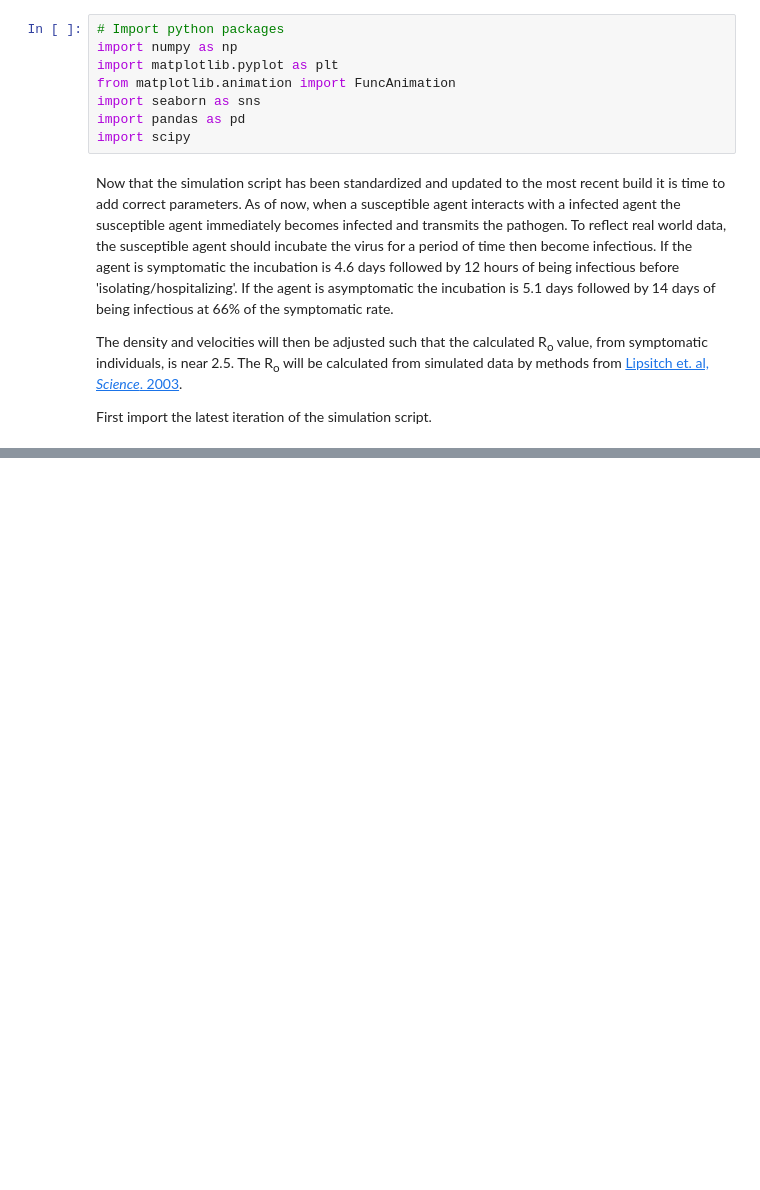
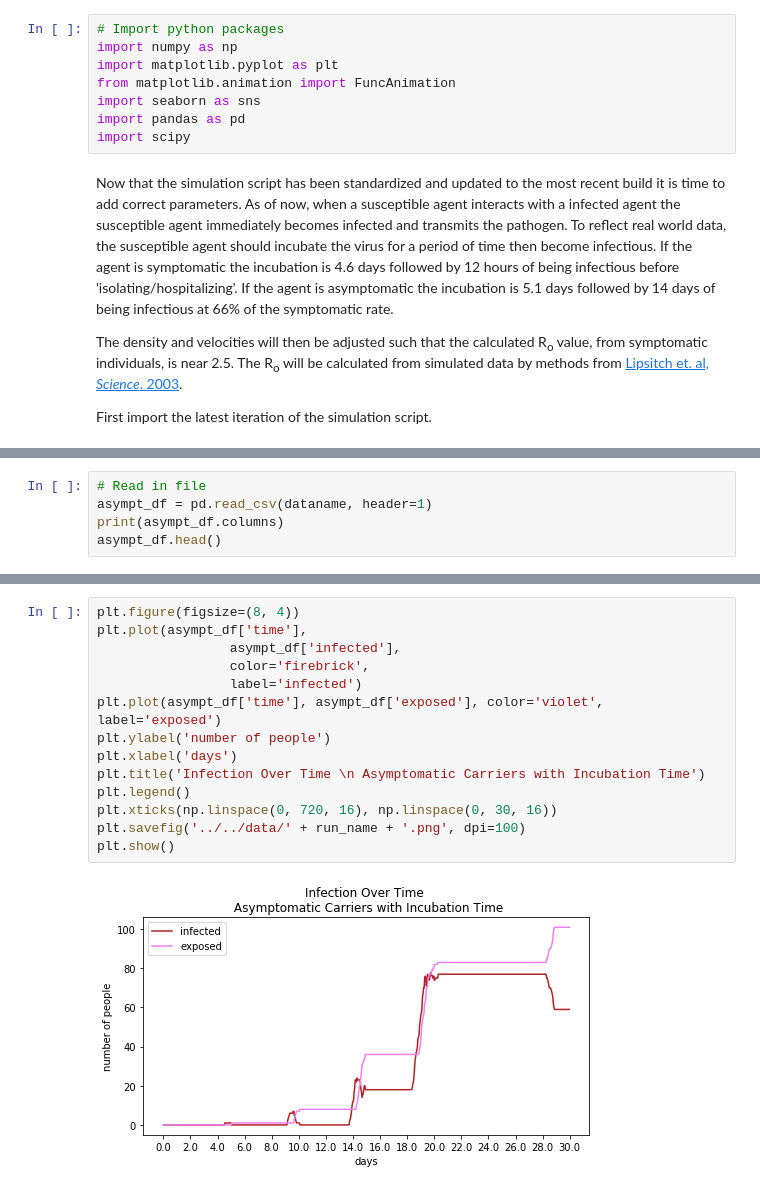
Before and after one commit to adamcatching/SARS_SEIR_Simulation, a Jupyter notebook: notebook/2020-04/2020-04-15.ipynb, the cells around one changed output, grey strips where cells are left out. Drawn from its saved outputs; the diff is of its cells as text; blank space fills up the shorter version.

Commit message:
Finished adding asymptomatic paramters

```diff
--- a/notebook/2020-04/2020-04-15.ipynb
+++ b/notebook/2020-04/2020-04-15.ipynb
@@ -285,0 +320,5 @@ animation.save(temp_name, writer='imagemagick')
+# %%
+# Read in file
+asympt_df = pd.read_csv(dataname, header=1)
+print(asympt_df.columns)
+asympt_df.head()
@@ -285,0 +335,16 @@ animation.save(temp_name, writer='imagemagick')
+# %%
+plt.figure(figsize=(8, 4))
+plt.plot(asympt_df['time'],
+                 asympt_df['infected'],
+                 color='firebrick',
+                 label='infected')
+plt.plot(asympt_df['time'], asympt_df['exposed'], color='violet', label='exposed')
+plt.ylabel('number of people')
+plt.xlabel('days')
+plt.title('Infection Over Time \n Asymptomatic Carriers with Incubation Time')
+plt.legend()
+plt.xticks(np.linspace(0, 720, 16), np.linspace(0, 30, 16))
+plt.savefig('../../data/' + run_name + '.png', dpi=100)
+plt.show()
+# %% [output]
+[figure, added]
```
Also changed, not shown: parts of 6 cells of this notebook.
